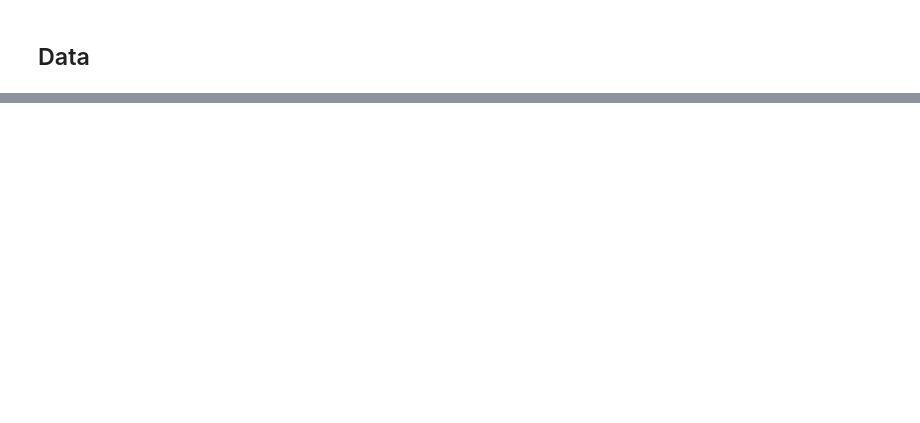
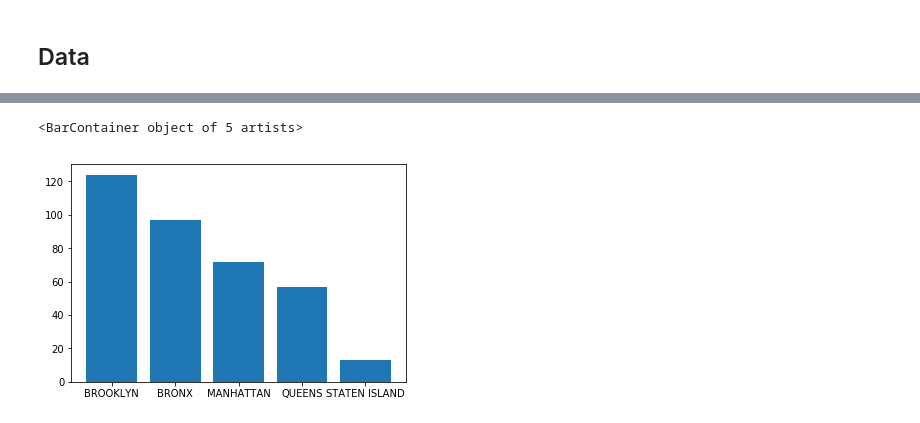
Before and after one commit to Fredddydili/Coursera_Capstone, a Jupyter notebook: Project for The Battle of Neighborhoods.ipynb, the cells around one changed output, grey strips where cells are left out. Cells and saved outputs as stored; diff of their text form; code cells hidden in the pictures; blank space fills up the shorter version.

```diff
--- a/Project for The Battle of Neighborhoods.ipynb
+++ b/Project for The Battle of Neighborhoods.ipynb
@@ -14,0 +157,6 @@ To process this project, New York Neighborhoods data and detailed geographic dat
+# %%
+crime = crime[["cmplnt_num","boro_nm","law_cat_cd"]]
+# %%
+# Focus on Felony level crime
+crime = crime[crime["law_cat_cd"]=="FELONY"]
+crime.head()
@@ -14,0 +232,4 @@ To process this project, New York Neighborhoods data and detailed geographic dat
+# %%
+# Group the crime case counts by borough
+crime_boro = crime.groupby(["boro_nm"])["cmplnt_num"].count()
+crime_boro.head()
@@ -14,0 +244,6 @@ To process this project, New York Neighborhoods data and detailed geographic dat
+# %%
+# Format and order
+crime_boro = pd.DataFrame(crime_boro).reset_index()
+crime_boro.columns = ["Borough","Crime_Count"]
+crime_boro = crime_boro.sort_values(by=['Crime_Count'], ascending=False)
+crime_boro
@@ -14,0 +257,6 @@ To process this project, New York Neighborhoods data and detailed geographic dat
+# %%
+# Histogram
+plt.bar("Borough", "Crime_Count", data=crime_boro)
+# %% [output]
+<BarContainer object of 5 artists>
+[figure, added]
```
Also changed, not shown: parts of 102 cells of this notebook.
